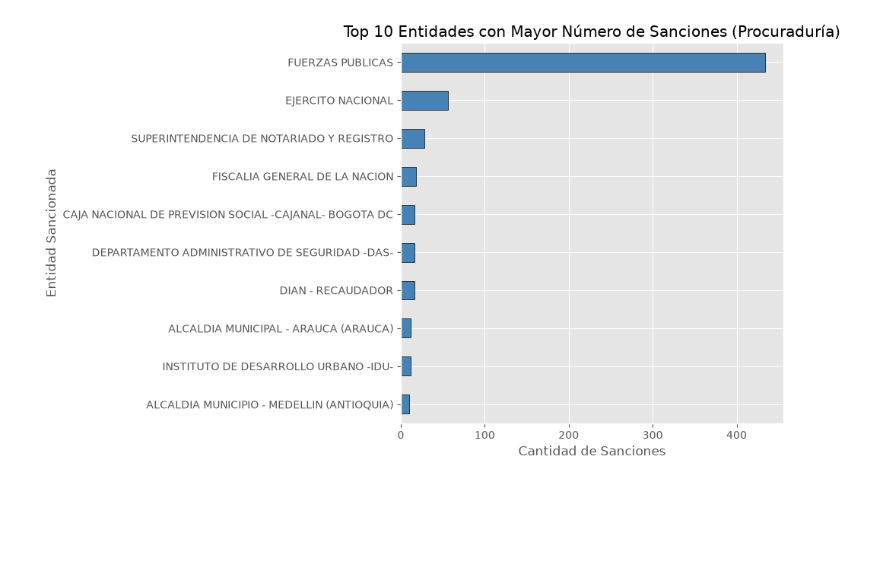
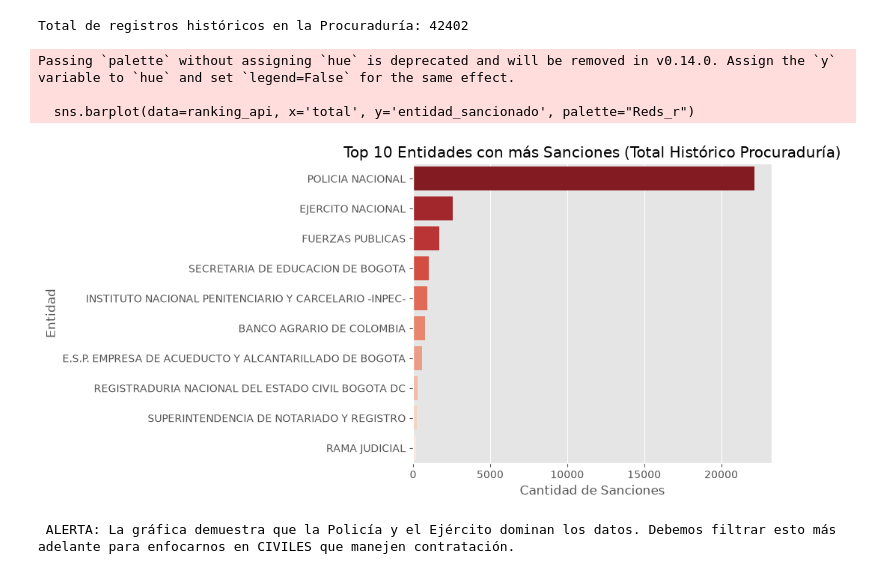
Before and after one commit to officialdiegoarenas-sys/ETL_upload, a Jupyter notebook: notebooks/analisis_procuraduria.ipynb, the cells around one changed output. Saved outputs shown, nothing was run; the diff lists cells and outputs as text; code cells hidden in the pictures; blank space fills up the shorter version.

```diff
--- a/notebooks/analisis_procuraduria.ipynb
+++ b/notebooks/analisis_procuraduria.ipynb
@@ -3,8 +10,15 @@ import pandas as pd
 import numpy as np
 import matplotlib.pyplot as plt
 import seaborn as sns
+import requests
+import os
 
-# Configuramos la visual para que los gráficos salgan más claros en el notebook
+# Configuramos la visual de las gráficas
 plt.style.use('ggplot')
-print('¡Librerías cargadas correctamente para el análisis exploratorio!')
+sns.set_palette("tab10")
+
+# Definimos la URL global de la API
+url_api_siri = "https://www.datos.gov.co/resource/iaeu-rcn6.json"
+
+print('¡Librerías cargadas correctamente y URL configurada!')
 # %% [output]
@@ -101,14 +26,36 @@ df.describe(include='all')
-# %%
-# Vamos a ver gráficamente cuáles son las 10 entidades que más aparecen en este lote de datos
-plt.figure(figsize=(10, 6))
-top_entidades = df['entidad_sancionado'].value_counts().head(10)
-
-top_entidades.plot(kind='barh', color='steelblue', edgecolor='black')
-plt.title('Top 10 Entidades con Mayor Número de Sanciones (Procuraduría)')
-plt.xlabel('Cantidad de Sanciones')
-plt.ylabel('Entidad Sancionada')
-plt.gca().invert_yaxis() # Para que la entidad con más sanciones quede arriba
-plt.tight_layout()
-plt.show()
-# %% [output]
-[figure, removed]
+# %%
+# Tamaño real del conjunto completo en la base del Estado
+
+r = requests.get(url_api_siri, params={"$select": "count(*)"}, timeout=20)
+print(f"Total de registros históricos en la Procuraduría: {r.json()[0]['count']}")
+# %% [output]
+Total de registros históricos en la Procuraduría: 42402
+# %%
+# Ranking general de entidades desde el servidor (Para ver el sesgo de la muestra)
+
+params = {
+    "$select": "entidad_sancionado, count(*) as total",
+    "$group": "entidad_sancionado",
+    "$order": "total DESC",
+    "$limit": 10
+}
+ranking_api = pd.DataFrame(requests.get(url_api_siri, params=params, timeout=20).json())
+ranking_api['total'] = pd.to_numeric(ranking_api['total'])
+
+# GRÁFICO 1: El dominio de la Fuerza Pública
+
+plt.figure(figsize=(10, 5))
+sns.barplot(data=ranking_api, x='total', y='entidad_sancionado', palette="Reds_r")
+plt.title("Top 10 Entidades con más Sanciones (Total Histórico Procuraduría)")
+plt.xlabel("Cantidad de Sanciones")
+plt.ylabel("Entidad")
+plt.tight_layout()
+plt.show()
+
+print(" ALERTA: La gráfica demuestra que la Policía y el Ejército dominan los datos. Debemos filtrar esto más adelante para enfocarnos en CIVILES que manejen contratación.")
+# %% [output]
+Passing `palette` without assigning `hue` is deprecated and will be removed in v0.14.0. Assign the `y` variable to `hue` and set `legend=False` for the same effect.
+
+  sns.barplot(data=ranking_api, x='total', y='entidad_sancionado', palette="Reds_r")
+[figure, added]
+ ALERTA: La gráfica demuestra que la Policía y el Ejército dominan los datos. Debemos filtrar esto más adelante para enfocarnos en CIVILES que manejen contratación.
```
Also changed, not shown: parts of 16 cells of this notebook, 4 other files.
